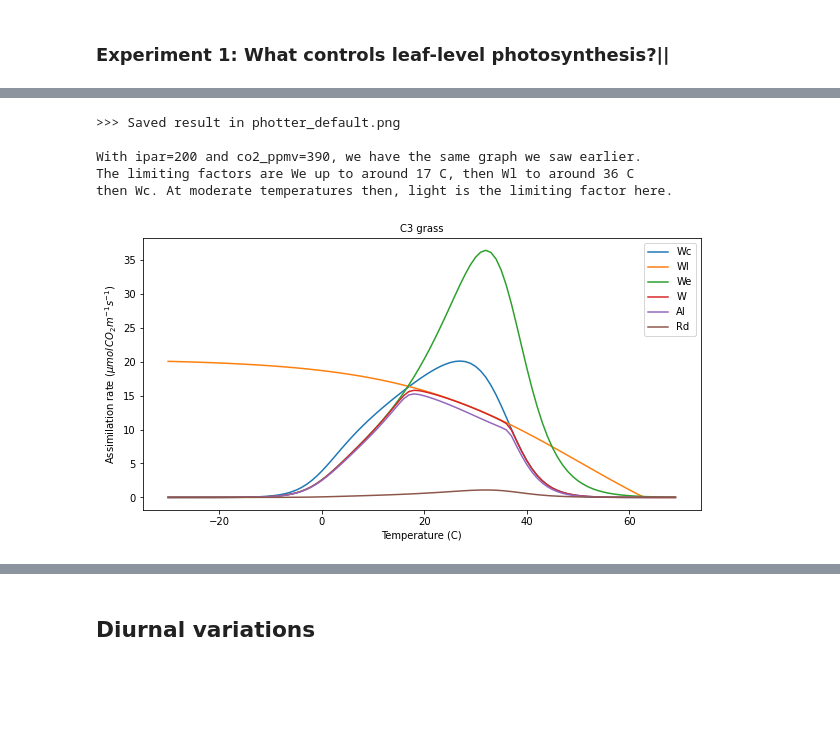
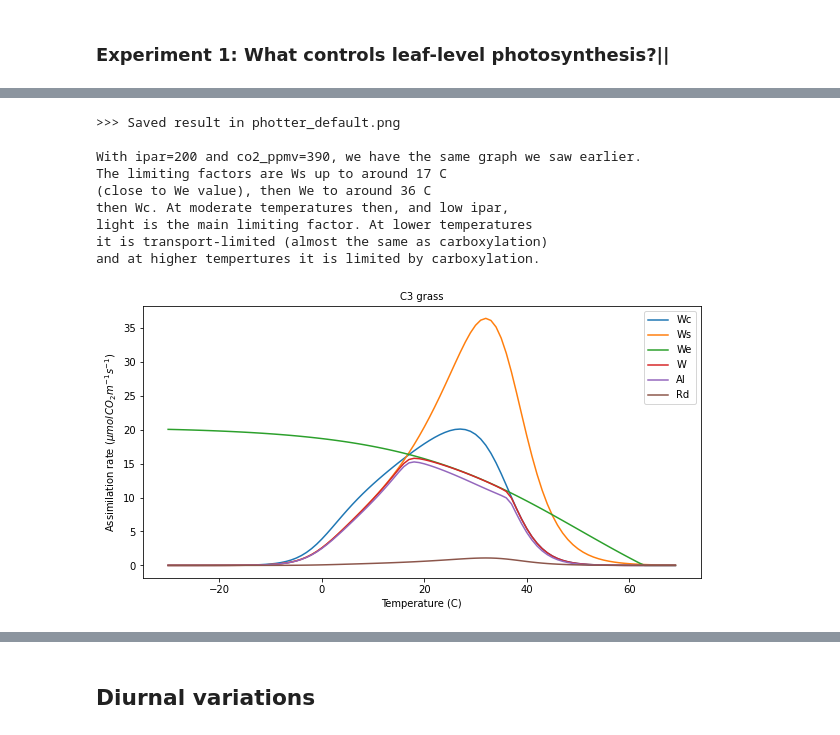
Before and after one commit to profLewis/geog0133-practicals, a Jupyter notebook: 03-Photosynthesis_Modelling_Practical.ipynb, the cells around one changed output, grey strips where cells are left out. Drawn from its saved outputs; the diff is of its cells as text; code cells hidden in the pictures; blank space fills up the shorter version.

```diff
--- a/03-Photosynthesis_Modelling_Practical.ipynb
+++ b/03-Photosynthesis_Modelling_Practical.ipynb
@@ -135,14 +213,13 @@ We can run the photosynthesis for one or more PFT and plot results as a function
 pfts = ['C3 grass','C4 grass',\
             'Broadleaf tree','Needleleaf tree','Shrub']
 
-npfts = len(pfts)
 plotter = {
-    'n_subplots' : npfts,       # number of sub-plots
+    'n_subplots' : len(pfts),  # number of sub-plots
     'name'       : 'default',  # plot name
     'ymax'        : None      # max value for y set
 }
 
-# store the data for each PFT
+# store the data for each PFT in a dictionary
 output = {}
 # loop over pfts
 for pft in pfts:
@@ -204,7 +268,7 @@ From the data in this table and your understanding of the controls on photosynth
 #### ANSWER
 
 msg = f'''
-which PFT has the highest values of Wl, and why?
+which PFT has the highest values of We, and why?
 
 From the notes, product of the quantum efficiency alpha,
 the PAR absorption rate (ipar) and the leaf absorptance
@@ -222,13 +286,13 @@ So,
 For C3 max, we have alpha * (1 - omega) = 0.85 * 0.12 = {0.85 * 0.12}
 For C4    , we have alpha * (1 - omega) = 0.83 * 0.06 = {0.83 * 0.06}
 
-so, C3 grasses should have the highest Wl.
+so, C3 grasses should have the highest We.
 
-The other C3 plants should have the same Wl curves.
+The other C3 plants should have the same We curves.
 
 We can demonstrate this:
 
-Maximum Wl for each PFT for default CO2 and ipar
+Maximum We for each PFT for default CO2 and ipar
 '''
 
 print(msg)
@@ -240,6 +304,6 @@ pfts = ['C3 grass','C4 grass',\
 output = {}
 # loop over pfts
 for pft in pfts:
-    output[pft],plotter = do_photosynthesis(pft_type=pft)
-    print(pft,output[pft].Wl.max() * 1e6,'umolCO2m-1s-1')
+    output[pft],plotter = do_photosynthesis(ipar=200,pft_type=pft)
+    print(pft,output[pft].We.max() * 1e6,'umolCO2m-2s-1')
 # %% [output]
@@ -289,35 +376,42 @@ C4 grass ipar=400 19.919999999999995 umolCO2m-1s-1
 # %%
 ### ANSWER
 msg = '''
-For C3 grasses, what are the limiting factors over the temperatures modelled?
+For C3 grasses, what are the limiting factors over the temperatures modelled for ipar=200?
 '''
 
 # list of all pfts
 pfts = ['C3 grass']
 
-npfts = len(pfts)
 plotter = {
-    'n_subplots' : npfts,       # number of sub-plots
+    'n_subplots' : len(pfts),       # number of sub-plots
     'name'       : 'default',  # plot name
     'ymax'        : None      # max value for y set
 }
 
 # store the data for each PFT
 output = {}
 # loop over pfts
 for pft in pfts:
-    output[pft],plotter = do_photosynthesis(pft_type=pft,plotter=plotter)
+    output[pft],plotter = do_photosynthesis(ipar=200,pft_type=pft,plotter=plotter)
 
 msg = '''
 With ipar=200 and co2_ppmv=390, we have the same graph we saw earlier.
-The limiting factors are We up to around 17 C, then Wl to around 36 C
-then Wc. At moderate temperatures then, light is the limiting factor here.
+The limiting factors are Ws up to around 17 C
+(close to We value), then We to around 36 C
+then Wc. At moderate temperatures then, and low ipar,
+light is the main limiting factor. At lower temperatures
+it is transport-limited (almost the same as carboxylation)
+and at higher tempertures it is limited by carboxylation.
 '''
 print(msg)
 # %% [output]
 >>> Saved result in photter_default.png
 
 With ipar=200 and co2_ppmv=390, we have the same graph we saw earlier.
-The limiting factors are We up to around 17 C, then Wl to around 36 C
-then Wc. At moderate temperatures then, light is the limiting factor here.
+The limiting factors are Ws up to around 17 C
+(close to We value), then We to around 36 C
+then Wc. At moderate temperatures then, and low ipar,
+light is the main limiting factor. At lower temperatures
+it is transport-limited (almost the same as carboxylation)
+and at higher tempertures it is limited by carboxylation.
-[figure, old version]
+[figure, new version]
```
Also changed, not shown: parts of 25 cells of this notebook, 4 other files.
